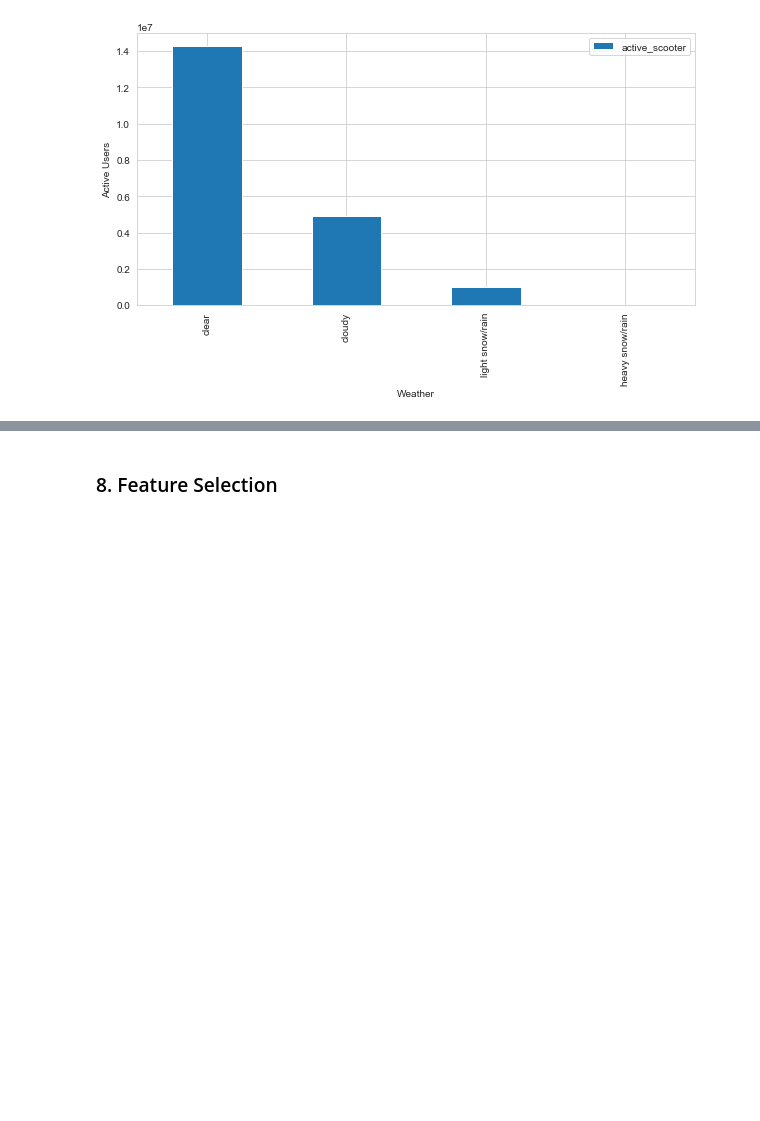
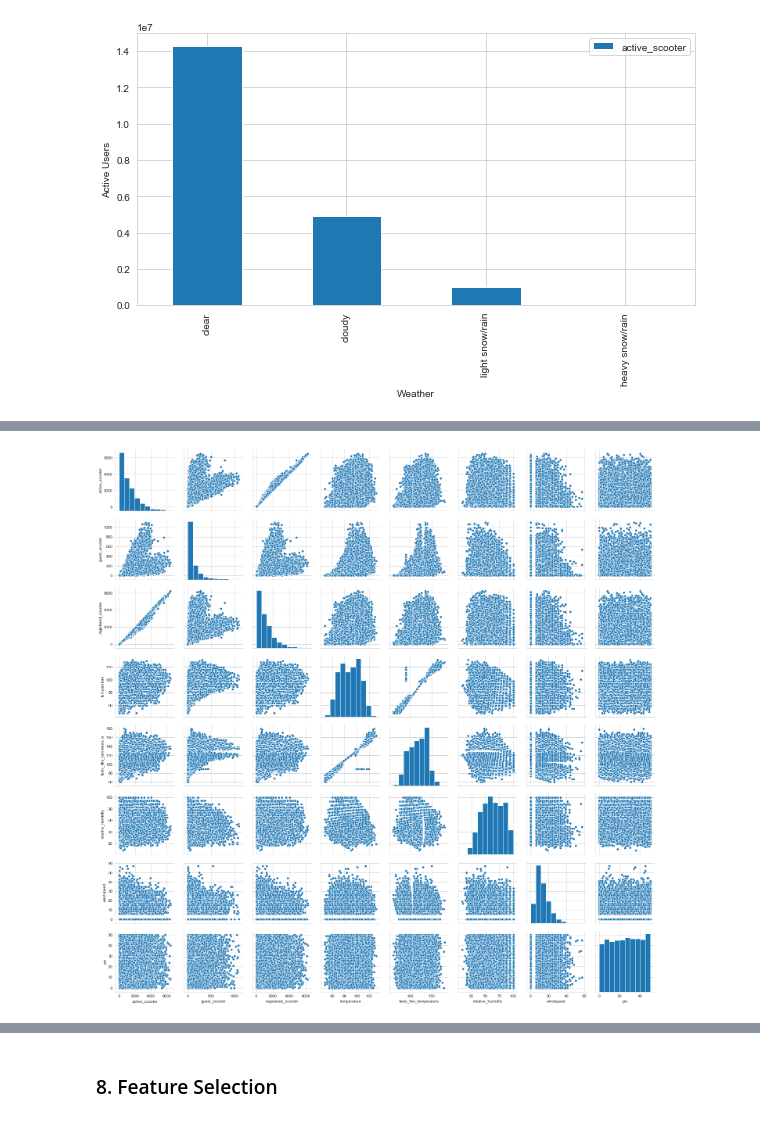
Before and after one commit to hakngrow/aice, a Jupyter notebook: eda.ipynb, the cells around one changed output, grey strips where cells are left out. Cells and saved outputs as stored; diff of their text form; code cells hidden in the pictures; blank space fills up the shorter version.

```diff
--- a/eda.ipynb
+++ b/eda.ipynb
@@ -816,0 +783,6 @@ df.head()
+# %%
+df = df_rentals_viz[cols_numerical]
+
+sns.pairplot(df);
+# %% [output]
+[figure, added]
```
Also changed, not shown: parts of 27 cells of this notebook.
